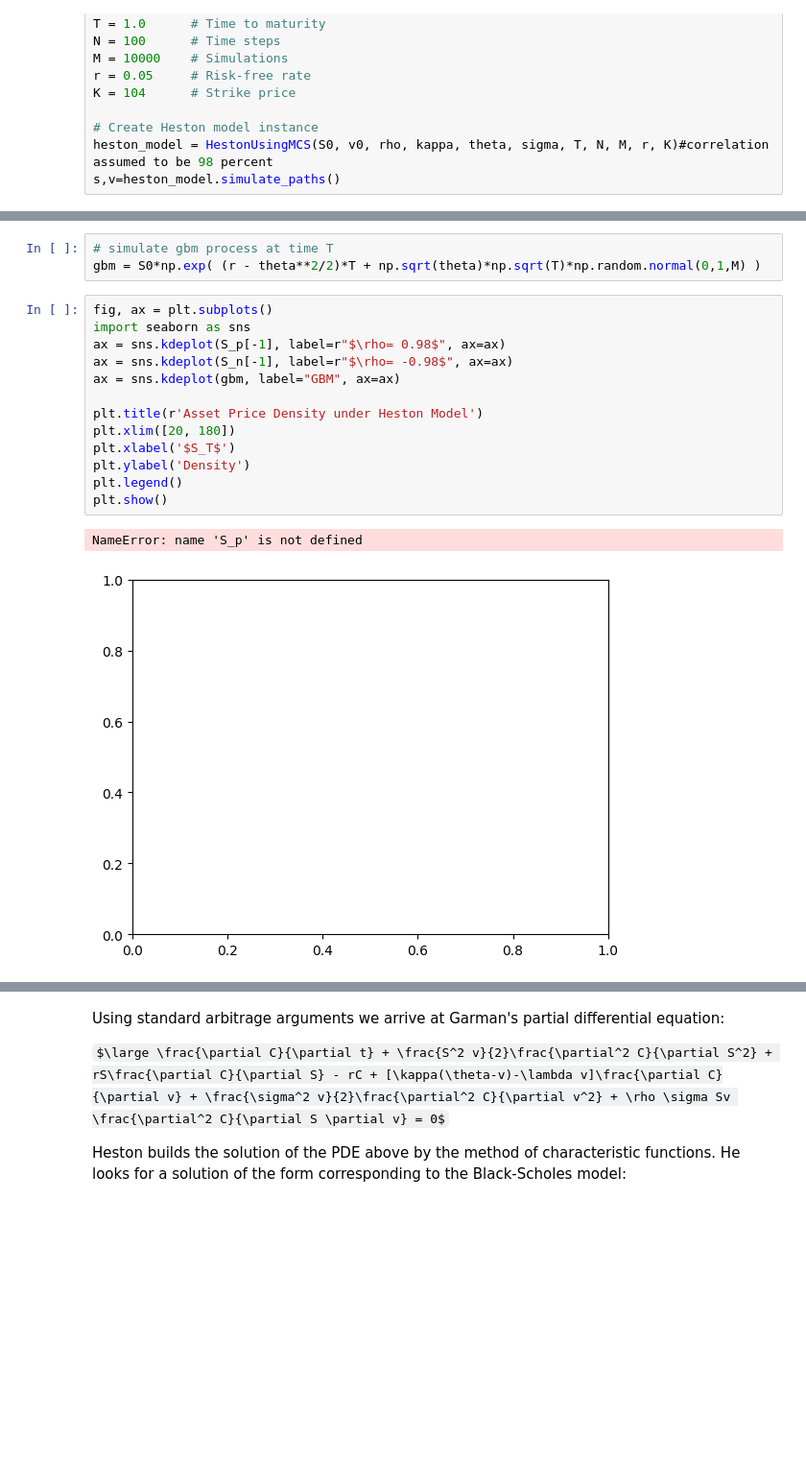
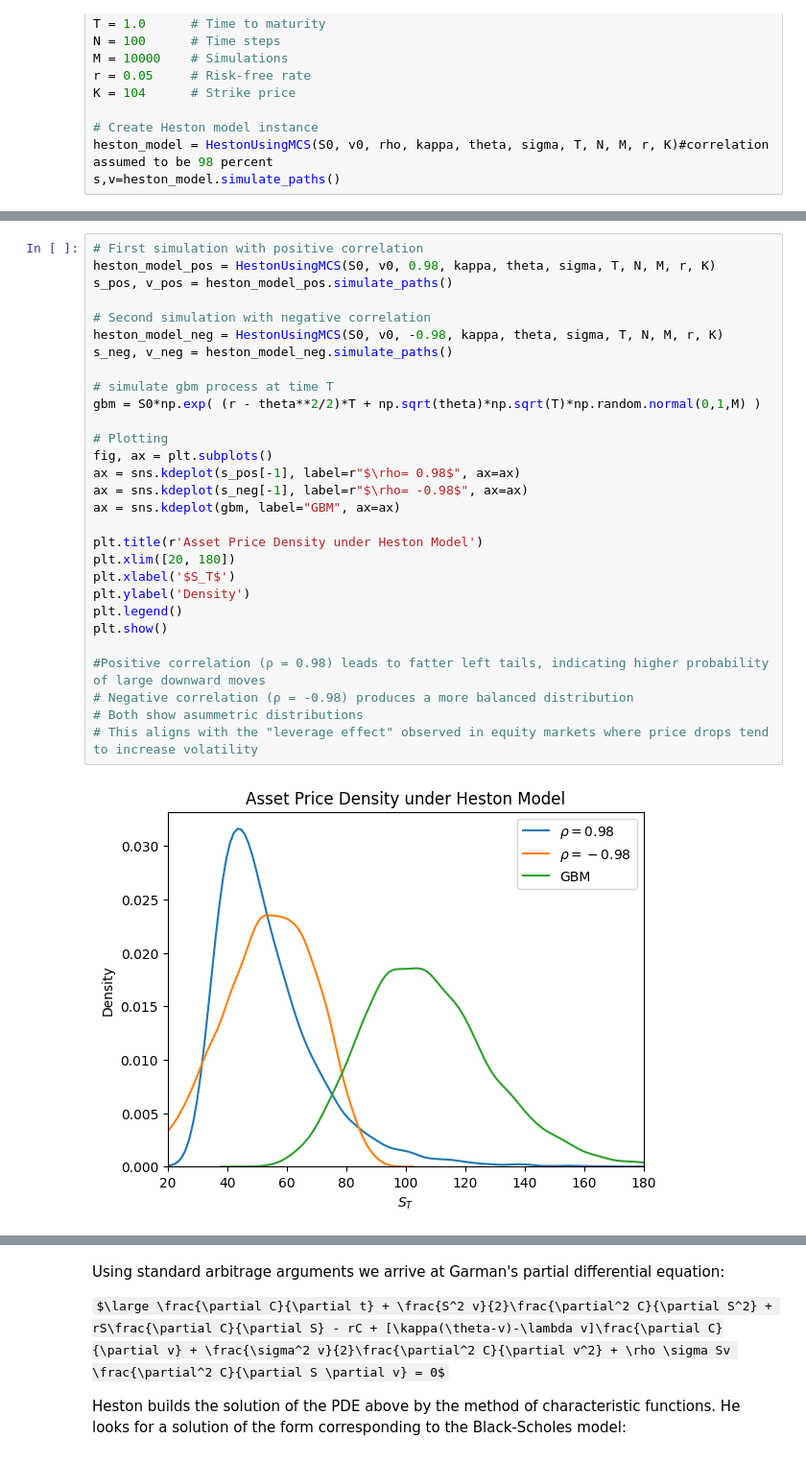
Before and after one commit to x-senpai-x/Options-Pricing, a Jupyter notebook: heston.ipynb, the cells around one changed output, grey strips where cells are left out. Shown at 96% size. Cells and saved outputs as stored; diff of their text form; some formulas as TeX source; blank space fills up the shorter version.

```diff
--- a/heston.ipynb
+++ b/heston.ipynb
@@ -235,19 +249,31 @@ plt.show()
-# %%
-# simulate gbm process at time T
-gbm = S0*np.exp( (r - theta**2/2)*T + np.sqrt(theta)*np.sqrt(T)*np.random.normal(0,1,M) )
 # %%
+# First simulation with positive correlation
+heston_model_pos = HestonUsingMCS(S0, v0, 0.98, kappa, theta, sigma, T, N, M, r, K)
+s_pos, v_pos = heston_model_pos.simulate_paths()
+
+# Second simulation with negative correlation
+heston_model_neg = HestonUsingMCS(S0, v0, -0.98, kappa, theta, sigma, T, N, M, r, K)
+s_neg, v_neg = heston_model_neg.simulate_paths()
+
+# simulate gbm process at time T
+gbm = S0*np.exp( (r - theta**2/2)*T + np.sqrt(theta)*np.sqrt(T)*np.random.normal(0,1,M) )
+
+# Plotting
 fig, ax = plt.subplots()
-import seaborn as sns
-ax = sns.kdeplot(S_p[-1], label=r"$\rho= 0.98$", ax=ax)
-ax = sns.kdeplot(S_n[-1], label=r"$\rho= -0.98$", ax=ax)
+ax = sns.kdeplot(s_pos[-1], label=r"$\rho= 0.98$", ax=ax)
+ax = sns.kdeplot(s_neg[-1], label=r"$\rho= -0.98$", ax=ax)
 ax = sns.kdeplot(gbm, label="GBM", ax=ax)
 
 plt.title(r'Asset Price Density under Heston Model')
 plt.xlim([20, 180])
 plt.xlabel('$S_T$')
 plt.ylabel('Density')
 plt.legend()
 plt.show()
+
+#Positive correlation (ρ = 0.98) leads to fatter left tails, indicating higher probability of large downward moves
+# Negative correlation (ρ = -0.98) produces a more balanced distribution
+# Both show asummetric distributions
+# This aligns with the "leverage effect" observed in equity markets where price drops tend to increase volatility
 # %% [output]
-NameError: name 'S_p' is not defined
-[figure, old version]
+[figure, new version]
```
Also changed, not shown: parts of 31 cells of this notebook.
